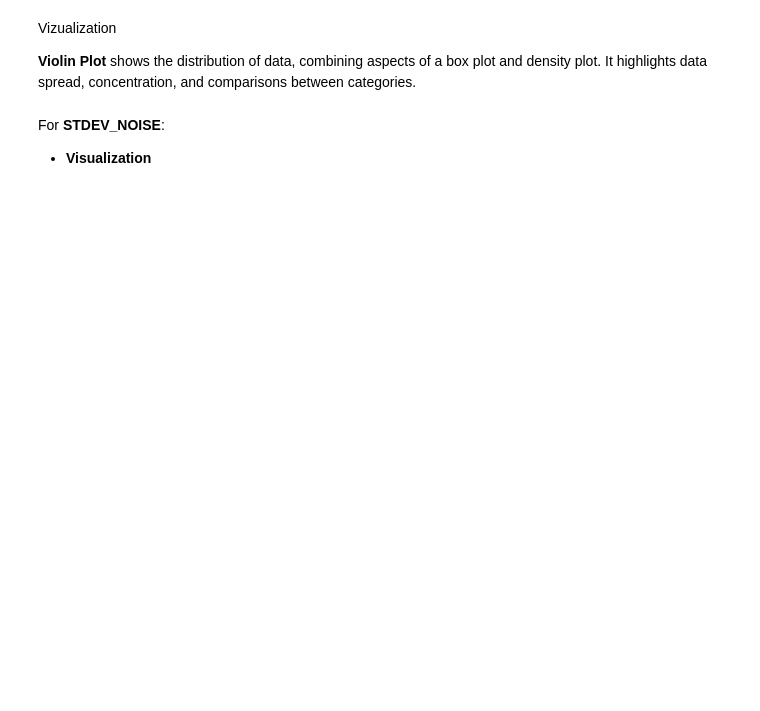
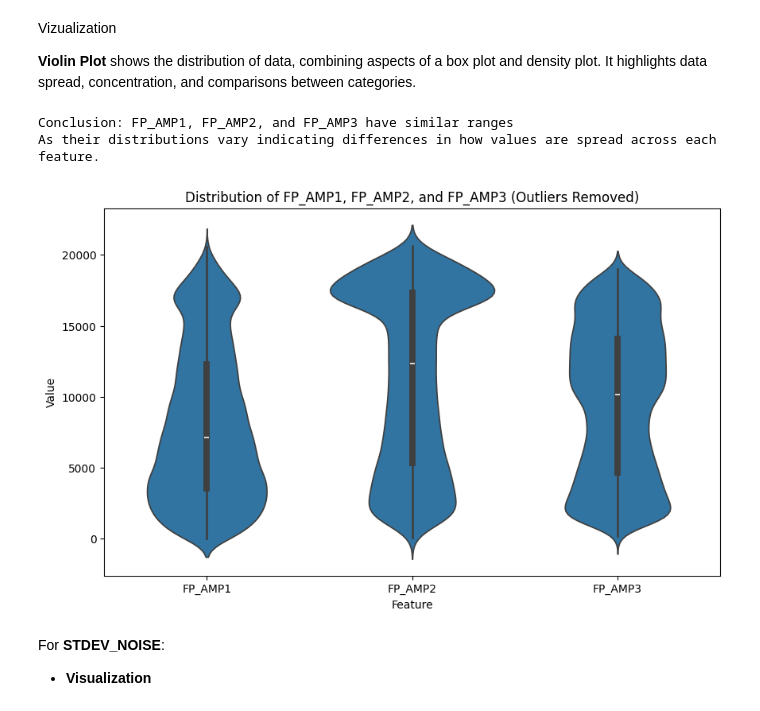
Before and after one commit to janaveniice/UoG-DA_Group17, a Jupyter notebook: los-nlos-model/model.ipynb, the cells around one changed output. Drawn from its saved outputs; the diff is of its cells as text; code cells hidden in the pictures; blank space fills up the shorter version.

```diff
--- a/los-nlos-model/model.ipynb
+++ b/los-nlos-model/model.ipynb
@@ -240,22 +349,30 @@ Vizualization
 # %%
 # Combining multiplte dataframe in to one DataFrame
 df_filtered = pd.DataFrame(
     {
         "FP_AMP1": df_clean_filtered_FP_AMP1["FP_AMP1"],
         "FP_AMP2": df_clean_filtered_FP_AMP2["FP_AMP2"],
         "FP_AMP3": df_clean_filtered_FP_AMP3["FP_AMP3"],
     }
 )
 
 # Reshape the data for the violin plot
 df_filtered_melted = df_filtered.melt(var_name="Feature", value_name="Value")
 
+print("Conclusion: FP_AMP1, FP_AMP2, and FP_AMP3 have similar ranges")
+print(
+    "As their distributions vary indicating differences in how values are spread across each feature."
+)
 # Create the violin plot
 plt.figure(figsize=(10, 6))
 sns.violinplot(x="Feature", y="Value", data=df_filtered_melted)
 
 plt.title("Distribution of FP_AMP1, FP_AMP2, and FP_AMP3 (Outliers Removed)")
 plt.show()
+# %% [output]
+Conclusion: FP_AMP1, FP_AMP2, and FP_AMP3 have similar ranges
+As their distributions vary indicating differences in how values are spread across each feature.
+[figure, added]
 # %% [markdown]
 For **STDEV_NOISE**:
 - **Visualization**
```
Also changed, not shown: parts of 13 cells of this notebook.
